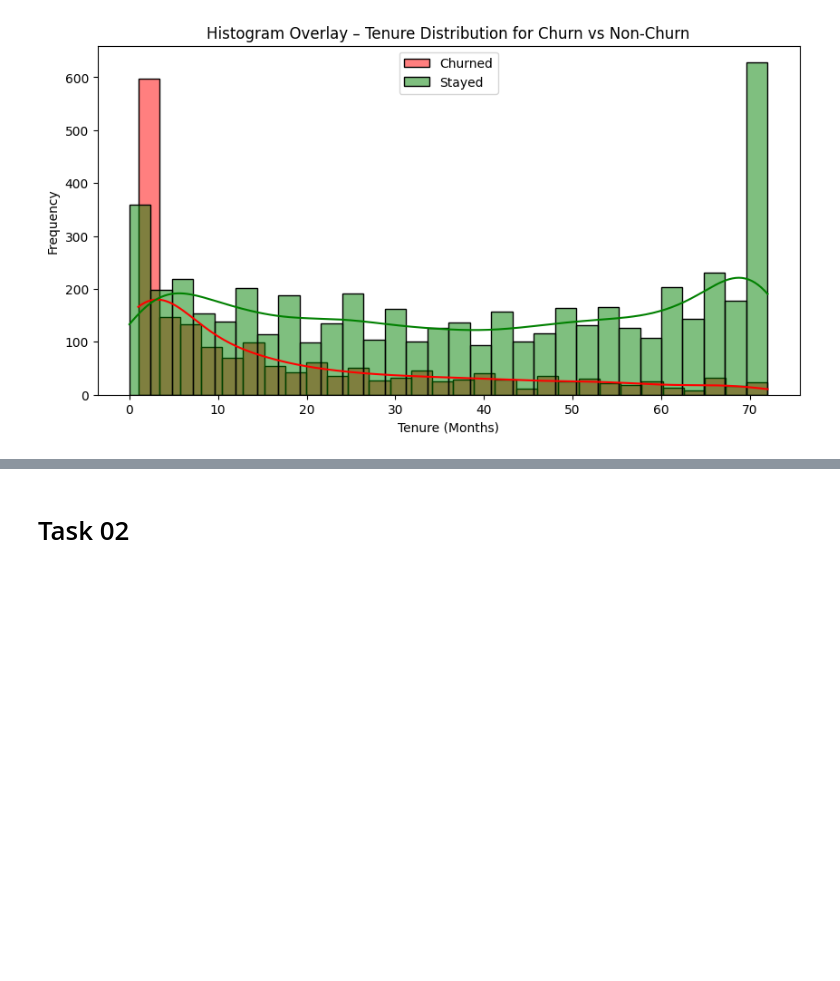
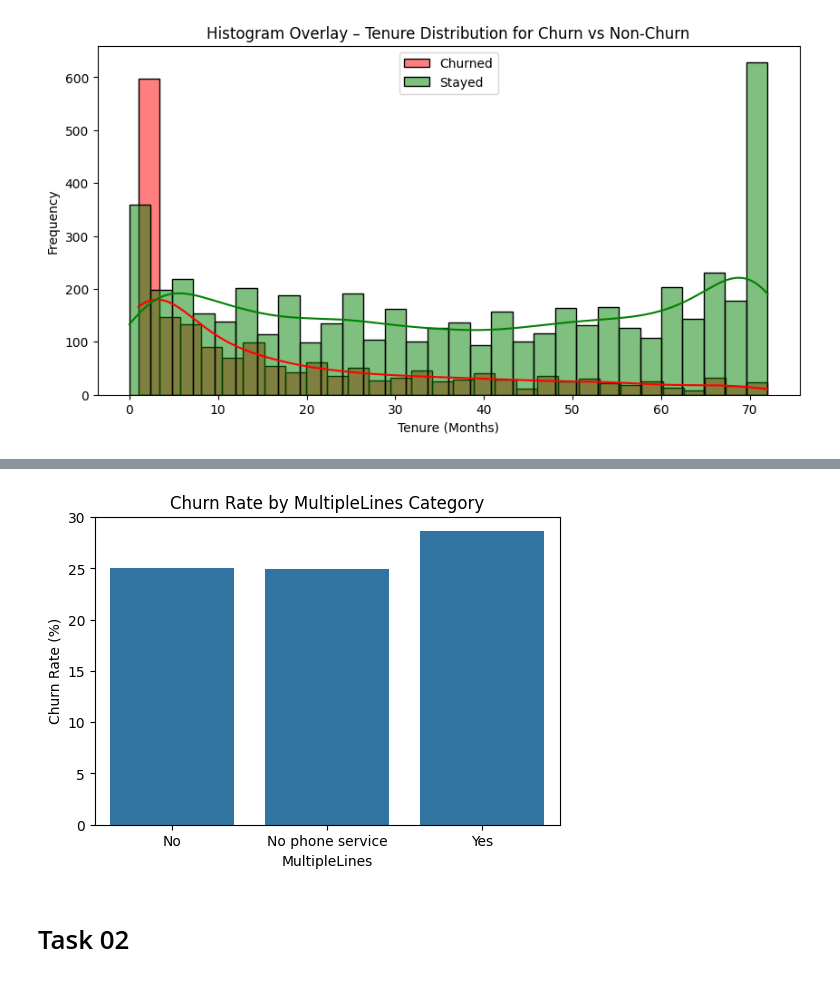
Before and after one commit to Wishmiii/Customer-Churn-Prediction-System-ML, a Jupyter notebook: CustomerChurnPredictionSystem.ipynb, the cells around one changed output, grey strips where cells are left out. Drawn from its saved outputs; the diff is of its cells as text; code cells hidden in the pictures; blank space fills up the shorter version.

```diff
--- a/CustomerChurnPredictionSystem.ipynb
+++ b/CustomerChurnPredictionSystem.ipynb
@@ -554,0 +637,3 @@ plt.show()
+# %%
+churn_by_mult = pd.crosstab(df['MultipleLines'], df['Churn'], normalize='index') * 100
+churn_by_mult
@@ -555,3 +646,11 @@ plt.show()
+# %%
+plt.figure(figsize=(6,4))
+sns.barplot(x=churn_by_mult.index, y=churn_by_mult['Yes'])
+plt.ylabel("Churn Rate (%)")
+plt.title("Churn Rate by MultipleLines Category")
+plt.show()
+# %% [output]
+[figure, added]
 # %% [markdown]
 # Task 02
 # %% [markdown]
```
Also changed, not shown: parts of 44 cells of this notebook.
